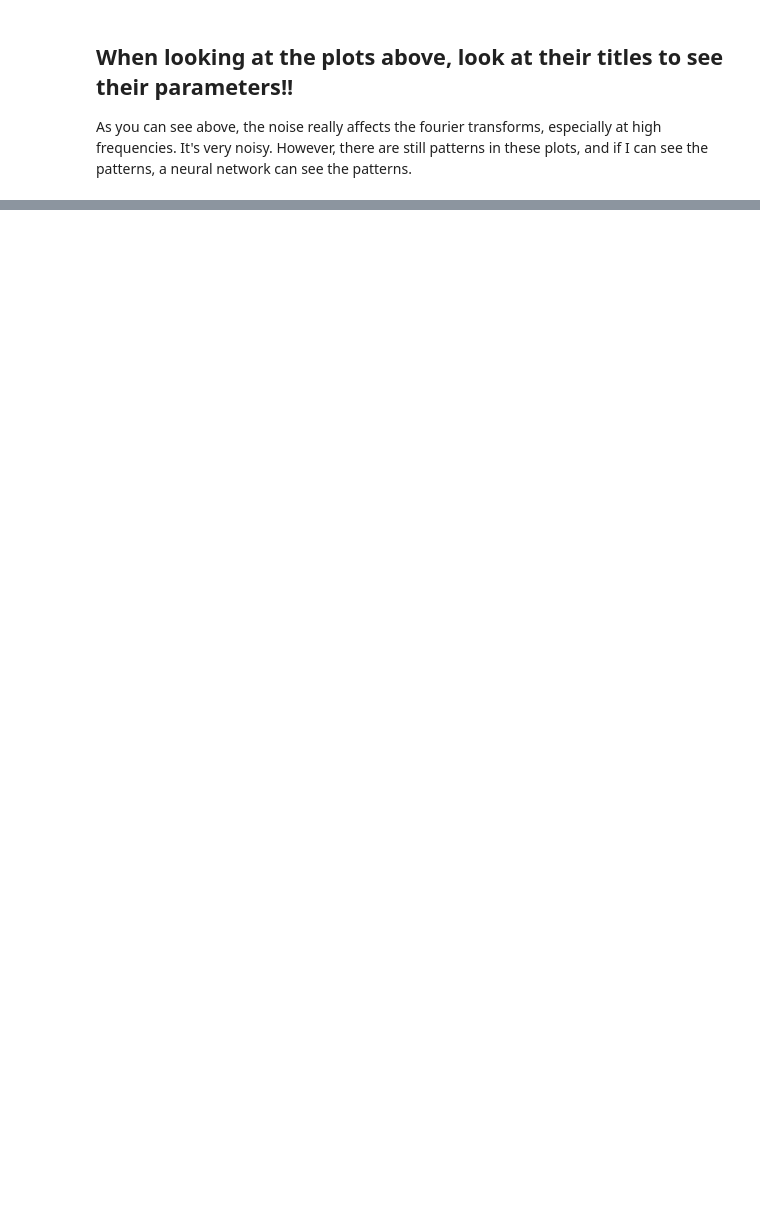
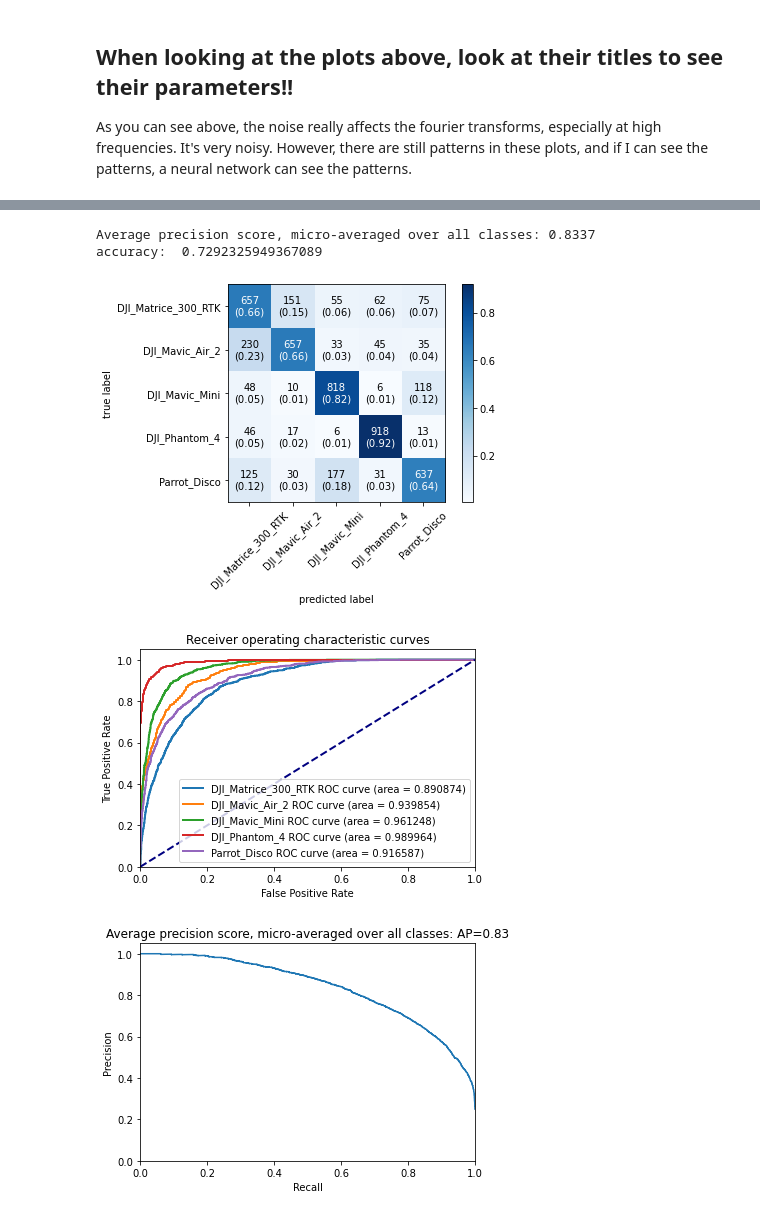
Before and after one commit to SinclairHudson/CANSOFCOM, a Jupyter notebook: CANSOFCOM.ipynb, the cells around one changed output, grey strips where cells are left out. Saved outputs shown, nothing was run; the diff lists cells and outputs as text; code cells hidden in the pictures; blank space fills up the shorter version.

```diff
--- a/CANSOFCOM.ipynb
+++ b/CANSOFCOM.ipynb
@@ -181,3 +230,9 @@ class_map = ["DJI_Matrice_300_RTK", "DJI_Mavic_Air_2",
 # %%
-from test import test_classifier
-test_classifier(f_s=26000, SNR=5)
+from test import testclassifier
+testclassifier(f_s=26000, SNR=0)
+# %% [output]
+Average precision score, micro-averaged over all classes: 0.8337
+accuracy:  0.7292325949367089
+[figure, added]
+[figure, added]
+[figure, added]
```
Also changed, not shown: parts of 14 cells of this notebook, 1 other file.
